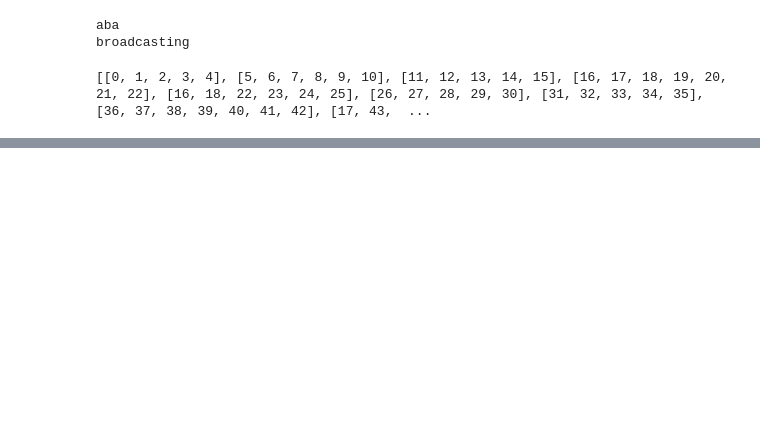
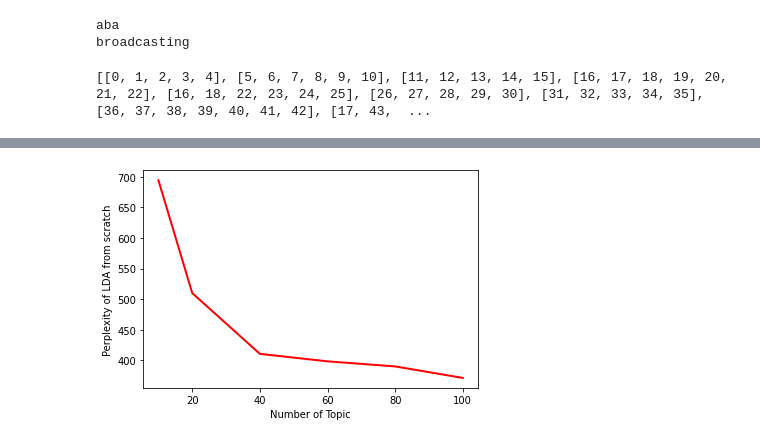
Before and after one commit to cxqqsbf/LDA_from_scratch, a Jupyter notebook: LDA_from_scratch.ipynb, the cells around one changed output, grey strips where cells are left out. Cells and saved outputs as stored; diff of their text form; code cells hidden in the pictures; blank space fills up the shorter version.

```diff
--- a/LDA_from_scratch.ipynb
+++ b/LDA_from_scratch.ipynb
@@ -328,5 +334,5 @@ for topics in [20, 40, 60, 80, 100]:
     lda=LDA(documents=docs, vocabulary=dictionary, K=topics, max_iteration=1000)
     topic_prob_list=lda.execute()
     models.append(lda)
-    perplexity=lda.compute_perplexity(self)
+    perplexity=lda.compute_perplexity()
     perplexities.append(perplexity)
@@ -333,6 +357,8 @@ for topics in [20, 40, 60, 80, 100]:
 # %%
 topics=[10, 20, 40, 60, 80,100]
 plt.plot(topics,perplexities,color="red",linewidth=2)
 plt.xlabel("Number of Topic")
-plt.ylabel("Perplexity")
+plt.ylabel("Perplexity of LDA from scratch")
 plt.show()
+# %% [output]
+[figure, added]
```
Also changed, not shown: parts of 18 cells of this notebook, 6 other files.
